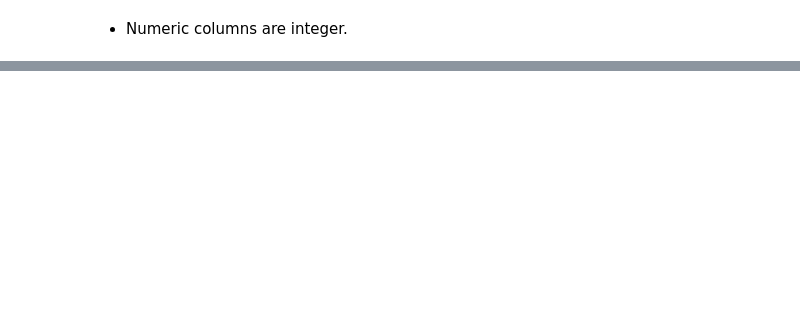
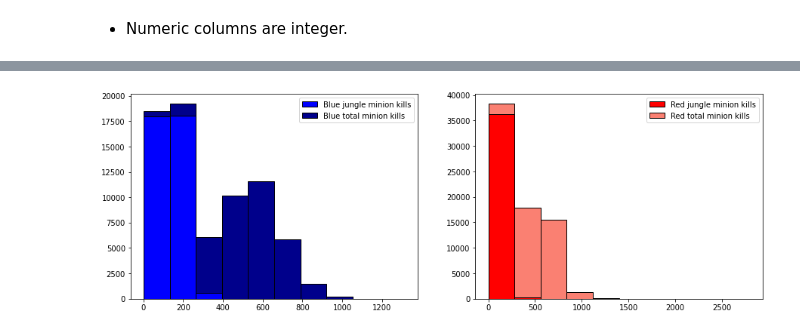
Before and after one commit to ukokuja/LOL_classification, a Jupyter notebook: lol-2.ipynb, the cells around one changed output, grey strips where cells are left out. Saved outputs shown, nothing was run; the diff lists cells and outputs as text; code cells hidden in the pictures; blank space fills up the shorter version.

```diff
--- a/lol-2.ipynb
+++ b/lol-2.ipynb
@@ -184,0 +365,13 @@ df.describe()
+# %%
+plt.figure(figsize=(15,5))
+plt.subplot(1,2,1)
+plt.hist([df.blueJungleMinionKills,df.blueTotalMinionKills], stacked=True, ec="k",color=["blue", "darkblue"])
+labels= ["Blue jungle minion kills","Blue total minion kills"]
+plt.legend(labels)
+plt.subplot(1,2,2)
+plt.hist([df.redJungleMinionKills,df.redTotalMinionKills], stacked=True, ec="k",color=["red", "salmon"])
+labels= ["Red jungle minion kills","Red total minion kills"]
+plt.legend(labels)
+plt.show()
+# %% [output]
+[figure, added]
```
Also changed, not shown: parts of 100 cells of this notebook, 3 other files.
